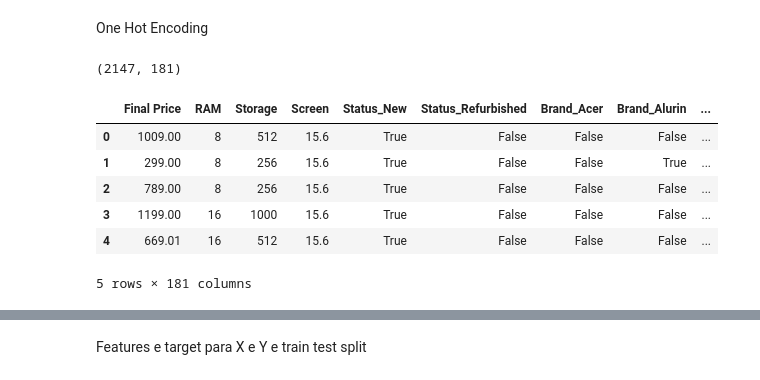
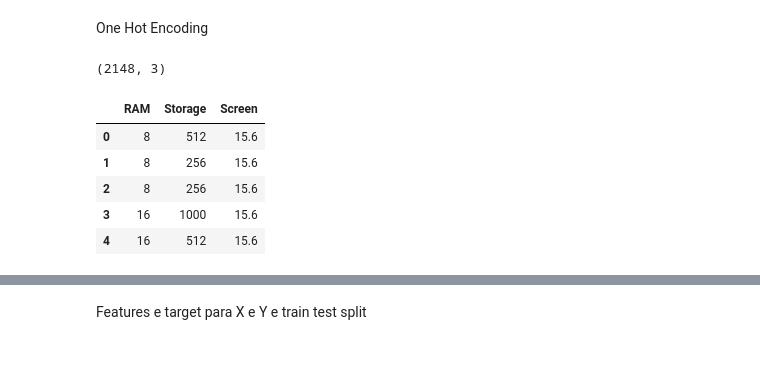
Before and after one commit to vaaaltin/MLProd, a Jupyter notebook: 2o Semestre/IML1/Atividade 1/main.ipynb, the cells around one changed output, grey strips where cells are left out. Cells and saved outputs as stored; diff of their text form; code cells hidden in the pictures.

```diff
--- a/2o Semestre/IML1/Atividade 1/main.ipynb
+++ b/2o Semestre/IML1/Atividade 1/main.ipynb
@@ -69,0 +113,3 @@ df = df[df['Screen'].notna()]
+# %%
+df['Storage type'] = df['Storage type'].fillna('None')
+df[df['Storage type'].isna()].head()
@@ -70 +118,3 @@ df = df[df['Screen'].notna()]
+# %%
+df = df.reset_index(drop=True)
 # %%
@@ -93,5 +141,3 @@ Filter brands that have 3 or less
-# %%
-df = df.groupby('Brand').filter(lambda group: len(group)>3)
 # %%
 df['Status'].value_counts()
 # %% [output]
@@ -128,3 +176,5 @@ df['Brand'] = df['Brand'].replace('Toshiba', 'Dynabook Toshiba')
+# %%
+df = df.groupby('Brand').filter(lambda group: len(group)>3).reset_index(drop=True)
 # %%
 df['GPU'].unique()
 # %% [output]
@@ -199,21 +262,21 @@ Final Price  0.72459      1.00000
 # %% [markdown]
 One Hot Encoding
 # %%
-cols_to_one_hot = ['Status', 'Brand', 'Model', 'CPU', 'Storage type', 'GPU', 'Touch']
+categorical_columns = ['Status', 'Brand', 'Model', 'CPU', 'Storage type', 'GPU', 'Touch']
+numerical_columns = ['RAM', 'Storage', 'Screen']
+target = 'Final Price'
 
-df_encoded = df[['Final Price', 'RAM', 'Storage', 'Screen']]
-for col in cols_to_one_hot:
-	one_hot_encoded = pd.get_dummies(df[col], prefix=col)
-	df_encoded = pd.concat([df_encoded, one_hot_encoded], axis=1)
+df_encoded = pd.DataFrame()
+# df_encoded[target] = df[target]
+df_encoded[numerical_columns] = df[numerical_columns]
 
 print(df_encoded.shape)
 df_encoded.head()
 # %% [output]
-(2147, 181)
+(2148, 3)
-|  | Final Price | RAM | Storage | Screen | Status_New | Status_Refurbished | Brand_Acer | Brand_Alurin | ... |
-| 0 | 1009.00 | 8 | 512 | 15.6 | True | False | False | False | ... |
-| 1 | 299.00 | 8 | 256 | 15.6 | True | False | False | True | ... |
-| 2 | 789.00 | 8 | 256 | 15.6 | True | False | False | False | ... |
-| 3 | 1199.00 | 16 | 1000 | 15.6 | True | False | False | False | ... |
-| 4 | 669.01 | 16 | 512 | 15.6 | True | False | False | False | ... |
+|  | RAM | Storage | Screen |
+| 0 | 8 | 512 | 15.6 |
+| 1 | 8 | 256 | 15.6 |
+| 2 | 8 | 256 | 15.6 |
+| 3 | 16 | 1000 | 15.6 |
+| 4 | 16 | 512 | 15.6 |
-5 rows × 181 columns
```
Also changed, not shown: parts of 47 cells of this notebook, 1 other file.
